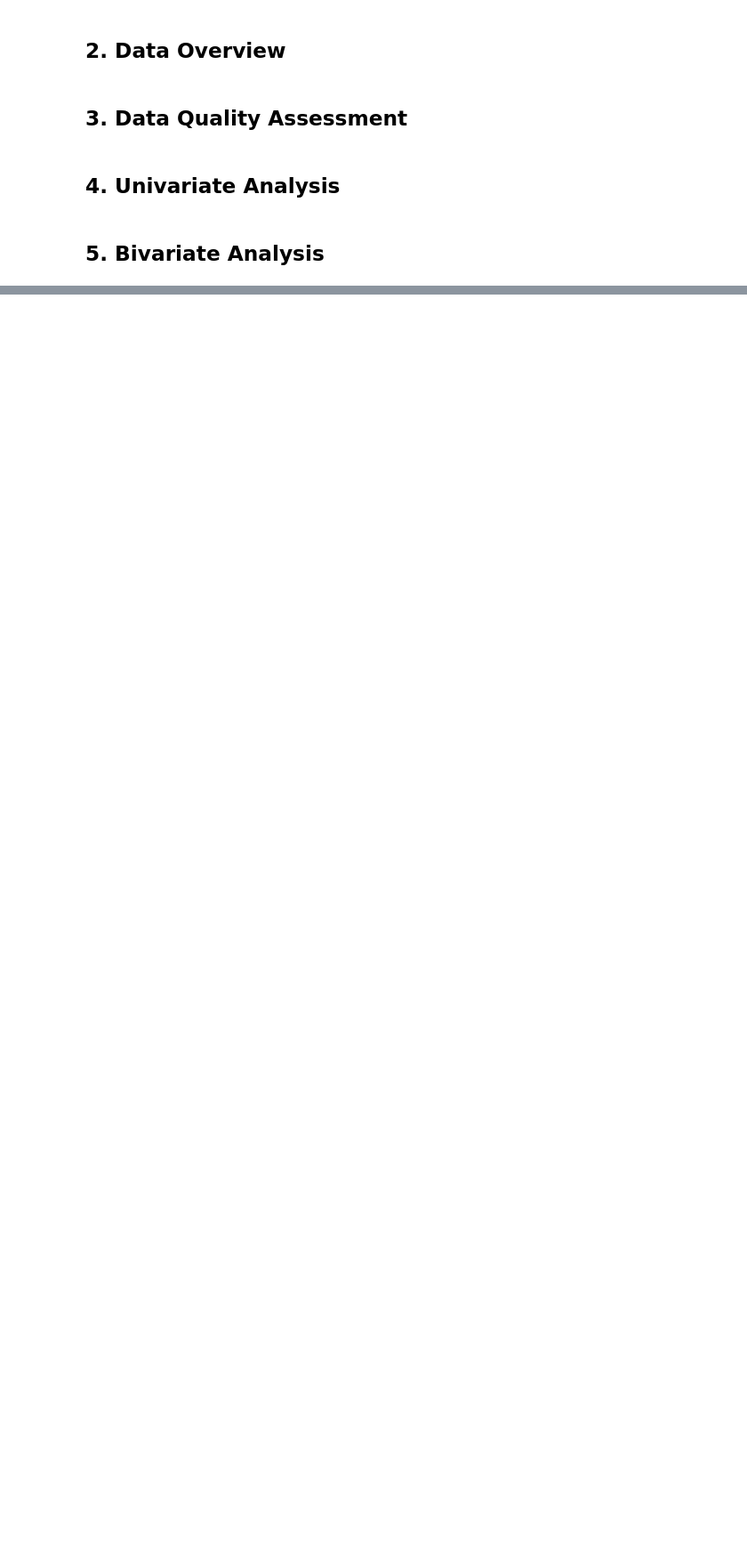
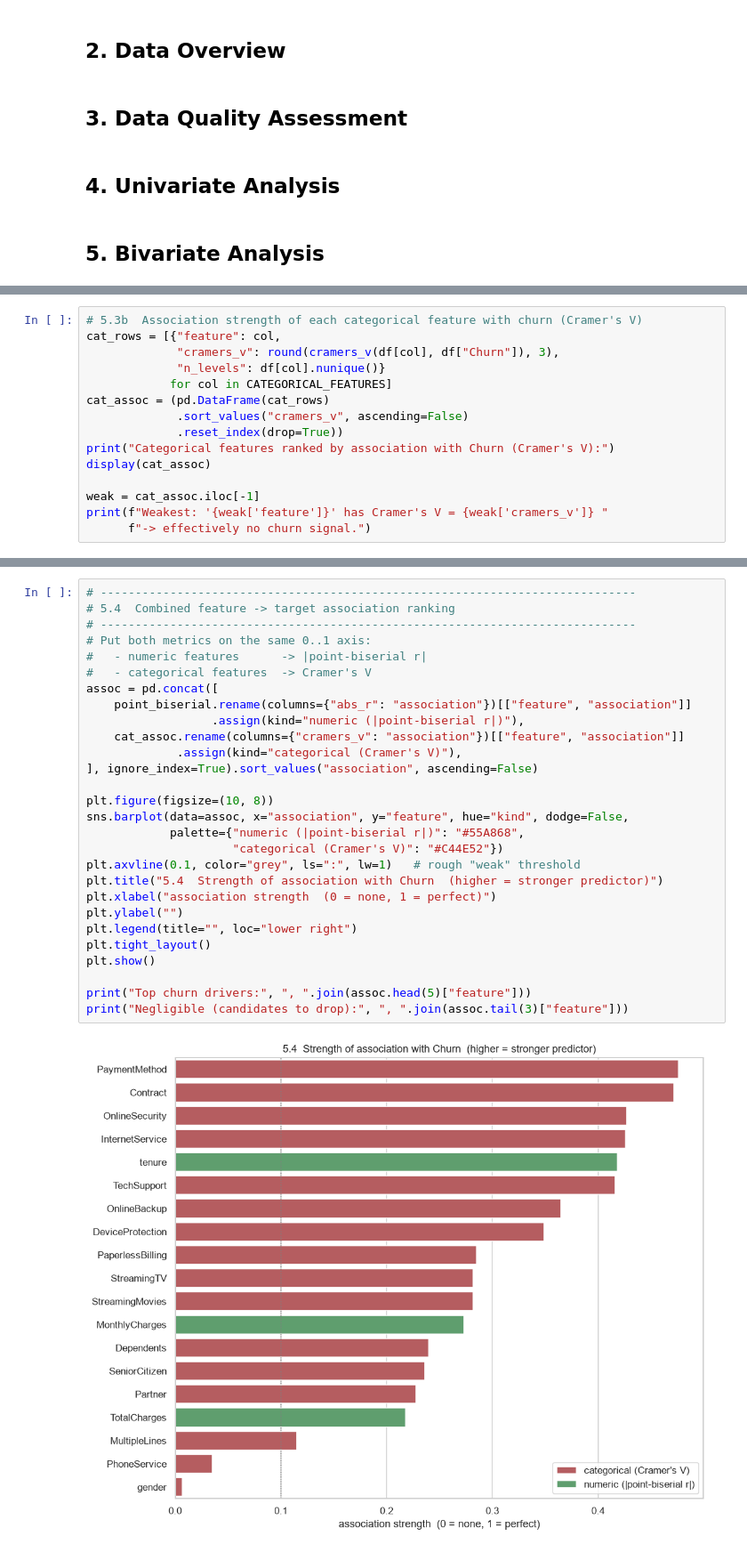
Before and after one commit to jasonheecs/snaic-week1-capstone, a Jupyter notebook: eda.ipynb, the cells around one changed output, grey strips where cells are left out. Shown at 89% size. Drawn from its saved outputs; the diff is of its cells as text; blank space fills up the shorter version.

```diff
--- a/eda.ipynb
+++ b/eda.ipynb
@@ -29,0 +199,15 @@ Loaded 594194 rows and 21 columns from train.csv
+# %%
+# 5.3b  Association strength of each categorical feature with churn (Cramer's V)
+cat_rows = [{"feature": col,
+             "cramers_v": round(cramers_v(df[col], df["Churn"]), 3),
+             "n_levels": df[col].nunique()}
+            for col in CATEGORICAL_FEATURES]
+cat_assoc = (pd.DataFrame(cat_rows)
+             .sort_values("cramers_v", ascending=False)
+             .reset_index(drop=True))
+print("Categorical features ranked by association with Churn (Cramer's V):")
+display(cat_assoc)
+
+weak = cat_assoc.iloc[-1]
+print(f"Weakest: '{weak['feature']}' has Cramer's V = {weak['cramers_v']} "
+      f"-> effectively no churn signal.")
@@ -29,0 +242,30 @@ Loaded 594194 rows and 21 columns from train.csv
+# %%
+# -----------------------------------------------------------------------------
+# 5.4  Combined feature -> target association ranking
+# -----------------------------------------------------------------------------
+# Put both metrics on the same 0..1 axis:
+#   - numeric features      -> |point-biserial r|
+#   - categorical features  -> Cramer's V
+assoc = pd.concat([
+    point_biserial.rename(columns={"abs_r": "association"})[["feature", "association"]]
+                  .assign(kind="numeric (|point-biserial r|)"),
+    cat_assoc.rename(columns={"cramers_v": "association"})[["feature", "association"]]
+             .assign(kind="categorical (Cramer's V)"),
+], ignore_index=True).sort_values("association", ascending=False)
+
+plt.figure(figsize=(10, 8))
+sns.barplot(data=assoc, x="association", y="feature", hue="kind", dodge=False,
+            palette={"numeric (|point-biserial r|)": "#55A868",
+                     "categorical (Cramer's V)": "#C44E52"})
+plt.axvline(0.1, color="grey", ls=":", lw=1)   # rough "weak" threshold
+plt.title("5.4  Strength of association with Churn  (higher = stronger predictor)")
+plt.xlabel("association strength  (0 = none, 1 = perfect)")
+plt.ylabel("")
+plt.legend(title="", loc="lower right")
+plt.tight_layout()
+plt.show()
+
+print("Top churn drivers:", ", ".join(assoc.head(5)["feature"]))
+print("Negligible (candidates to drop):", ", ".join(assoc.tail(3)["feature"]))
+# %% [output]
+[figure, added]
```
Also changed, not shown: parts of 18 cells of this notebook.
